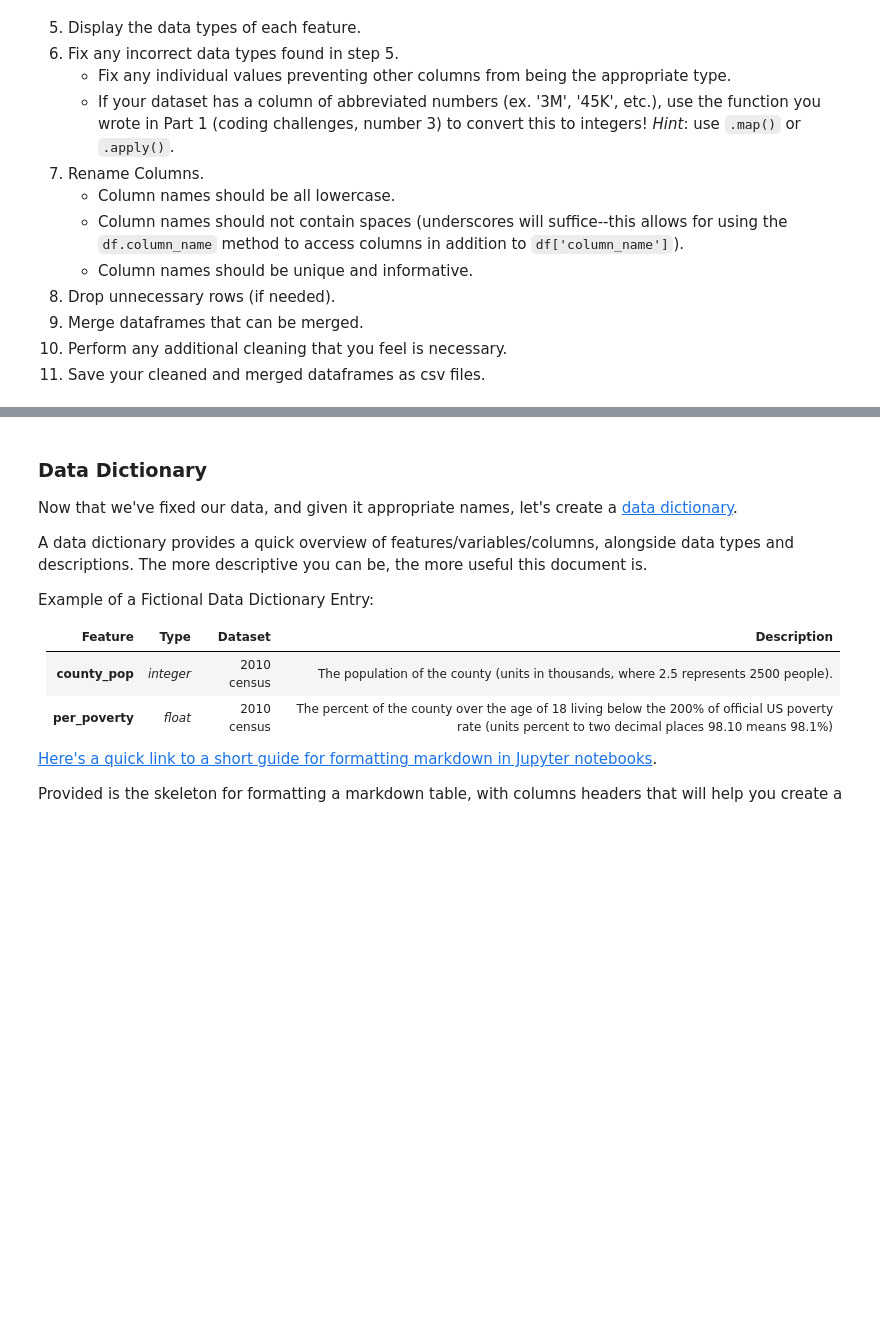
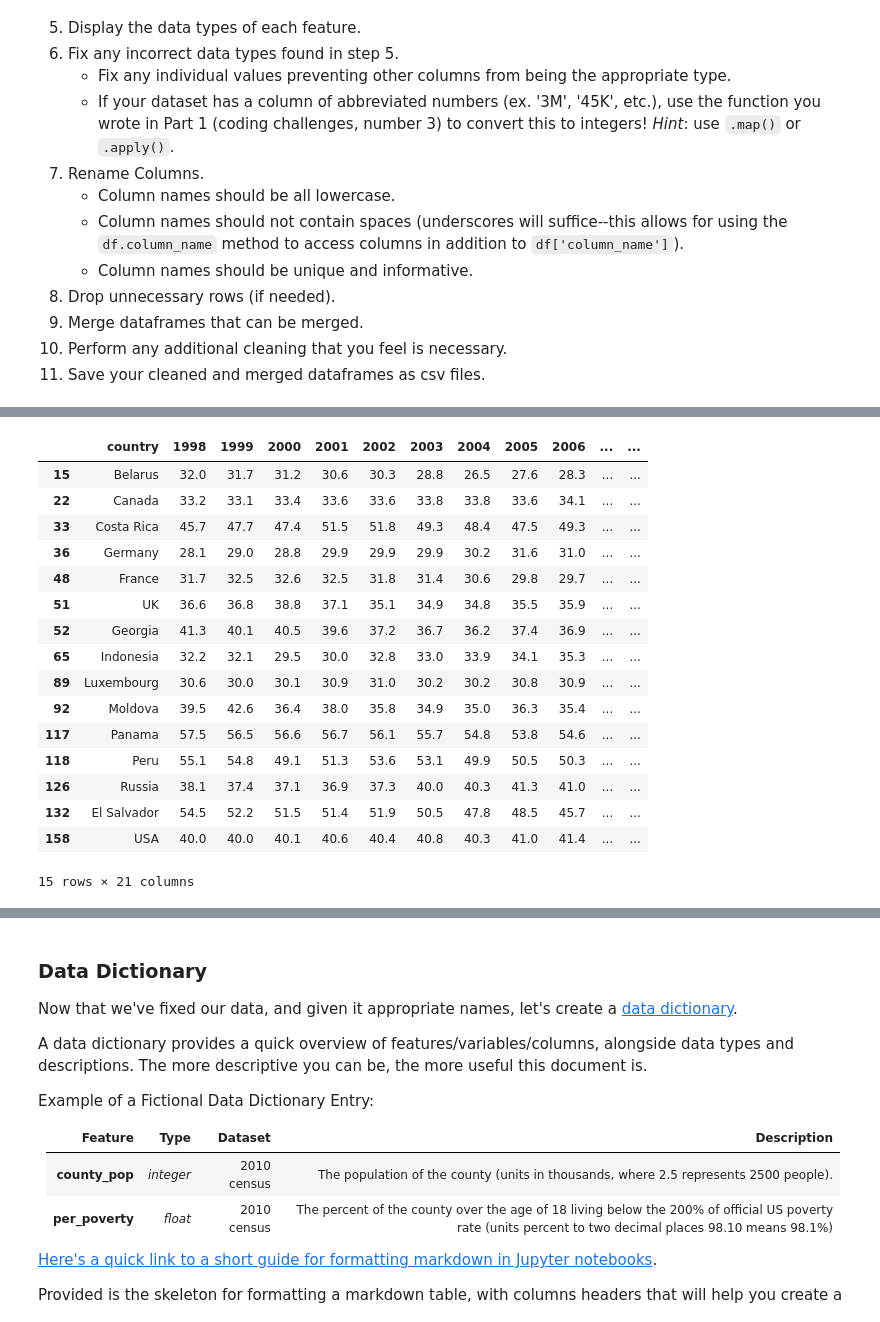
Before and after one commit to dmehta94/project-1-educational-outcomes-and-wealth-inequity, a Jupyter notebook: project1-Deval.ipynb, the cells around one changed output, grey strips where cells are left out. Cells and saved outputs as stored; diff of their text form; code cells hidden in the pictures; blank space fills up the shorter version.

```diff
--- a/project1-Deval.ipynb
+++ b/project1-Deval.ipynb
@@ -269,3 +267,32 @@ Data columns (total 21 columns):
 dtypes: float64(20), object(1)
 memory usage: 28.5+ KB
 None
+# %%
+# It seems like some of our datasets do not include information on every country
+# To address this, it will make the most sense to limit our analysis to the top 10 and bottom 10 countries by Gini index for which we have data.
+# We'll first check for the countries which have mostly intact Gini coefficiant data
+trimmed_gini_index.dropna(how = 'any', inplace = True)
+trimmed_gini_index
+
+# Only 15 countries have complete Gini index data for the past decade, but they span quite a range in terms of inequality
+# The Gini index does not have much variation across time for any of the countries for which the data is complete.
+# That means we can reliably sort by the mean value for each country.
+# We'll only use data from these 15 countries in the other dataframes
+# %% [output]
+|  | country | 1998 | 1999 | 2000 | 2001 | 2002 | 2003 | 2004 | 2005 | 2006 | ... | ... |
+| 15 | Belarus | 32.0 | 31.7 | 31.2 | 30.6 | 30.3 | 28.8 | 26.5 | 27.6 | 28.3 | ... | ... |
+| 22 | Canada | 33.2 | 33.1 | 33.4 | 33.6 | 33.6 | 33.8 | 33.8 | 33.6 | 34.1 | ... | ... |
+| 33 | Costa Rica | 45.7 | 47.7 | 47.4 | 51.5 | 51.8 | 49.3 | 48.4 | 47.5 | 49.3 | ... | ... |
+| 36 | Germany | 28.1 | 29.0 | 28.8 | 29.9 | 29.9 | 29.9 | 30.2 | 31.6 | 31.0 | ... | ... |
+| 48 | France | 31.7 | 32.5 | 32.6 | 32.5 | 31.8 | 31.4 | 30.6 | 29.8 | 29.7 | ... | ... |
+| 51 | UK | 36.6 | 36.8 | 38.8 | 37.1 | 35.1 | 34.9 | 34.8 | 35.5 | 35.9 | ... | ... |
+| 52 | Georgia | 41.3 | 40.1 | 40.5 | 39.6 | 37.2 | 36.7 | 36.2 | 37.4 | 36.9 | ... | ... |
+| 65 | Indonesia | 32.2 | 32.1 | 29.5 | 30.0 | 32.8 | 33.0 | 33.9 | 34.1 | 35.3 | ... | ... |
+| 89 | Luxembourg | 30.6 | 30.0 | 30.1 | 30.9 | 31.0 | 30.2 | 30.2 | 30.8 | 30.9 | ... | ... |
+| 92 | Moldova | 39.5 | 42.6 | 36.4 | 38.0 | 35.8 | 34.9 | 35.0 | 36.3 | 35.4 | ... | ... |
+| 117 | Panama | 57.5 | 56.5 | 56.6 | 56.7 | 56.1 | 55.7 | 54.8 | 53.8 | 54.6 | ... | ... |
+| 118 | Peru | 55.1 | 54.8 | 49.1 | 51.3 | 53.6 | 53.1 | 49.9 | 50.5 | 50.3 | ... | ... |
+| 126 | Russia | 38.1 | 37.4 | 37.1 | 36.9 | 37.3 | 40.0 | 40.3 | 41.3 | 41.0 | ... | ... |
+| 132 | El Salvador | 54.5 | 52.2 | 51.5 | 51.4 | 51.9 | 50.5 | 47.8 | 48.5 | 45.7 | ... | ... |
+| 158 | USA | 40.0 | 40.0 | 40.1 | 40.6 | 40.4 | 40.8 | 40.3 | 41.0 | 41.4 | ... | ... |
+15 rows × 21 columns
```
Also changed, not shown: parts of 16 cells of this notebook, 6 other files.
